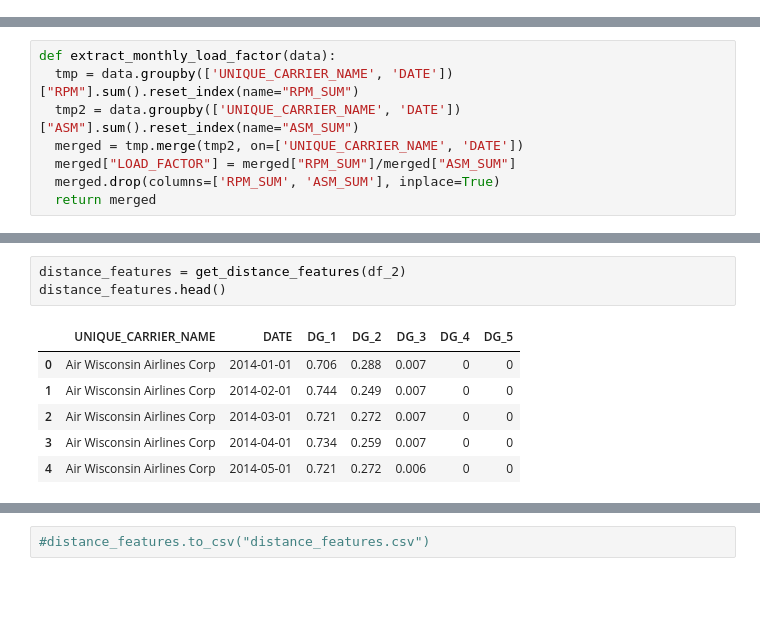
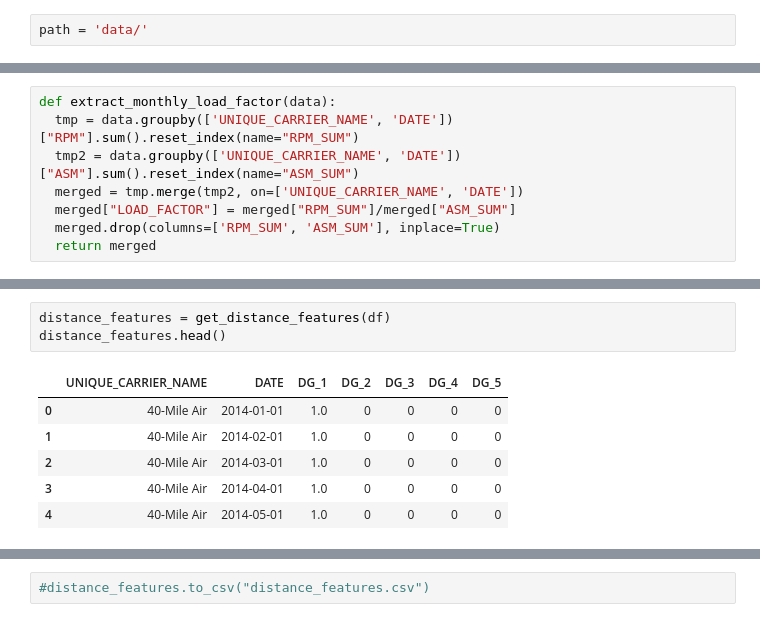
Before and after one commit to alexZajac/airlines_performance, a Jupyter notebook: explanations_professors/final_project_data_camp.ipynb, the cells around one changed output, grey strips where cells are left out. Cells and saved outputs as stored; diff of their text form; blank space fills up the shorter version.

```diff
--- a/explanations_professors/final_project_data_camp.ipynb
+++ b/explanations_professors/final_project_data_camp.ipynb
@@ -55,5 +55,7 @@ plt.rcParams.update(params)
 # %% [markdown]
 ### Preprocessing
+# %%
+path = 'data/'
 # %%
 # Read the CSV file, delete unnamed columns, creates load factor, keeps only number of seats > 10, creates DATE column
 def read_n_clean(name):
@@ -256,10 +255,10 @@ time: 23.1 ms (started: 2021-01-05 10:08:43 +00:00)
 # %%
-distance_features = get_distance_features(df_2)
+distance_features = get_distance_features(df)
 distance_features.head()
 # %% [output]
 |  | UNIQUE_CARRIER_NAME | DATE | DG_1 | DG_2 | DG_3 | DG_4 | DG_5 |
-| 0 | Air Wisconsin Airlines Corp | 2014-01-01 | 0.706 | 0.288 | 0.007 | 0 | 0 |
-| 1 | Air Wisconsin Airlines Corp | 2014-02-01 | 0.744 | 0.249 | 0.007 | 0 | 0 |
-| 2 | Air Wisconsin Airlines Corp | 2014-03-01 | 0.721 | 0.272 | 0.007 | 0 | 0 |
-| 3 | Air Wisconsin Airlines Corp | 2014-04-01 | 0.734 | 0.259 | 0.007 | 0 | 0 |
-| 4 | Air Wisconsin Airlines Corp | 2014-05-01 | 0.721 | 0.272 | 0.006 | 0 | 0 |
+| 0 | 40-Mile Air | 2014-01-01 | 1.0 | 0 | 0 | 0 | 0 |
+| 1 | 40-Mile Air | 2014-02-01 | 1.0 | 0 | 0 | 0 | 0 |
+| 2 | 40-Mile Air | 2014-03-01 | 1.0 | 0 | 0 | 0 | 0 |
+| 3 | 40-Mile Air | 2014-04-01 | 1.0 | 0 | 0 | 0 | 0 |
+| 4 | 40-Mile Air | 2014-05-01 | 1.0 | 0 | 0 | 0 | 0 |
```
Also changed, not shown: parts of 31 cells of this notebook.
